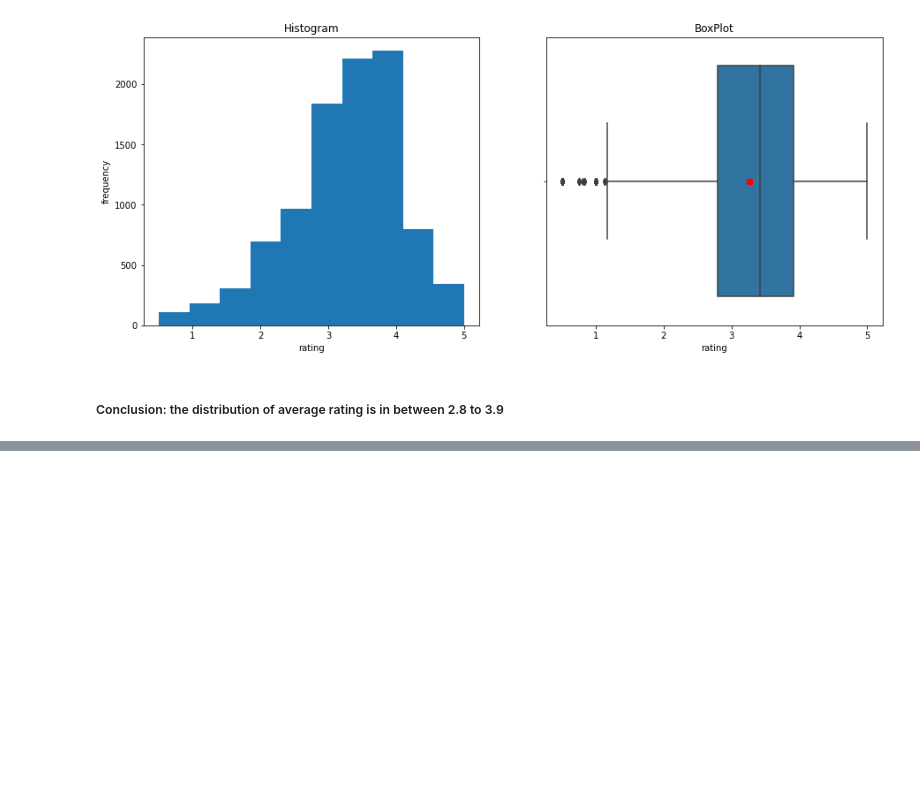
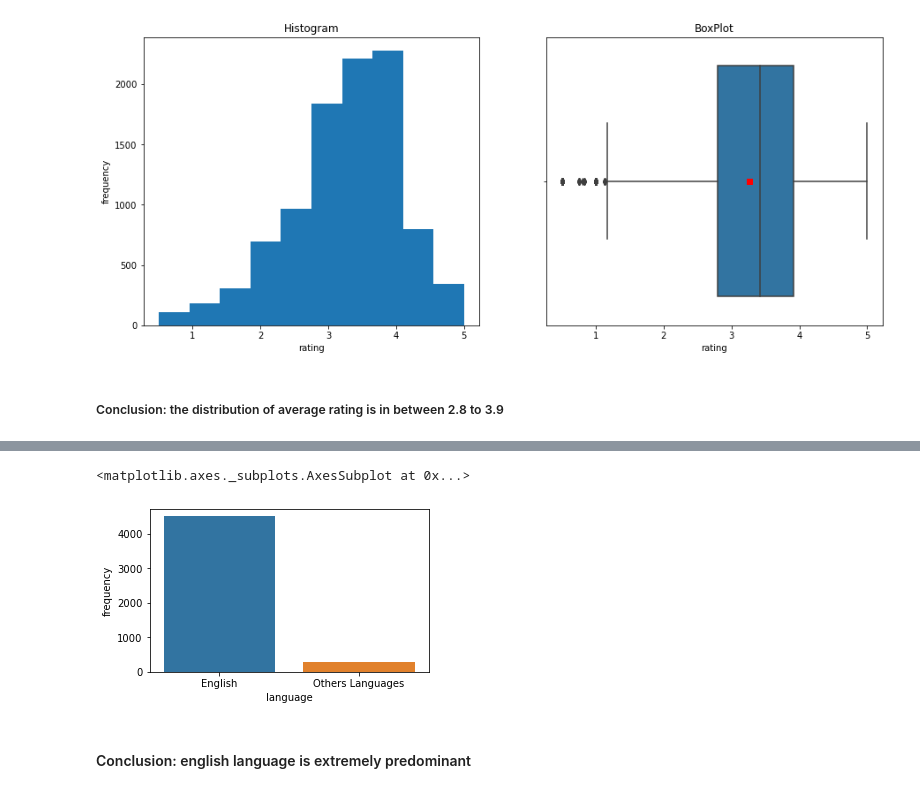
Before and after one commit to pedrohenriquecordeiro/exploratory-analysis-of-movie-lens, a Jupyter notebook: notebook.ipynb, the cells around one changed output, grey strips where cells are left out. Saved outputs shown, nothing was run; the diff lists cells and outputs as text; code cells hidden in the pictures; blank space fills up the shorter version.

```diff
--- a/notebook.ipynb
+++ b/notebook.ipynb
@@ -182,0 +219,20 @@ plt.show()
+# %%
+total_for_language = movies_tmdb.original_language.value_counts()
+total = total_for_language.sum() # numbel total of movies
+en_total = total_for_language.loc['en'] # number total of movies with english language
+rest_total = total - en_total # number total of movies with language diff english
+
+data = pd.DataFrame(
+    {
+        'language' : ['English','Others Languages'],
+        'frequency': [en_total,rest_total]
+    }
+)
+
+plt.figure(figsize = (5, 3))
+sns.barplot(x = 'language' , y = 'frequency' , data = data)
+# %% [output]
+<matplotlib.axes._subplots.AxesSubplot at 0x...>
+[figure, added]
+# %% [markdown]
+#### Conclusion: english language is extremely predominant
```
Also changed, not shown: parts of 12 cells of this notebook, 5 other files.
